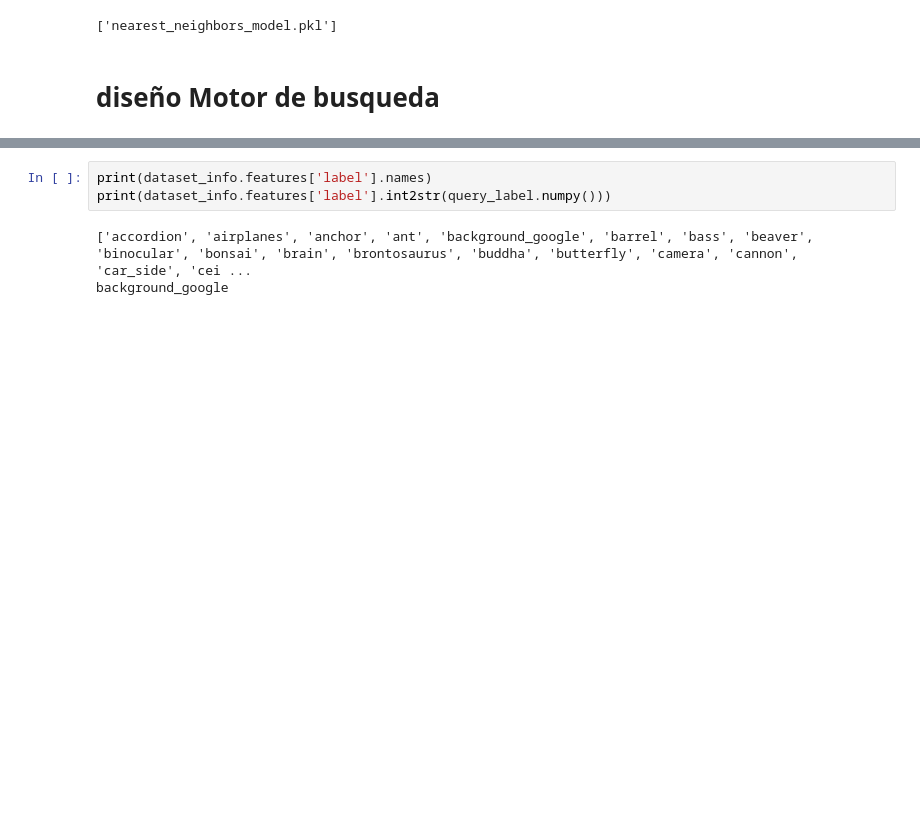
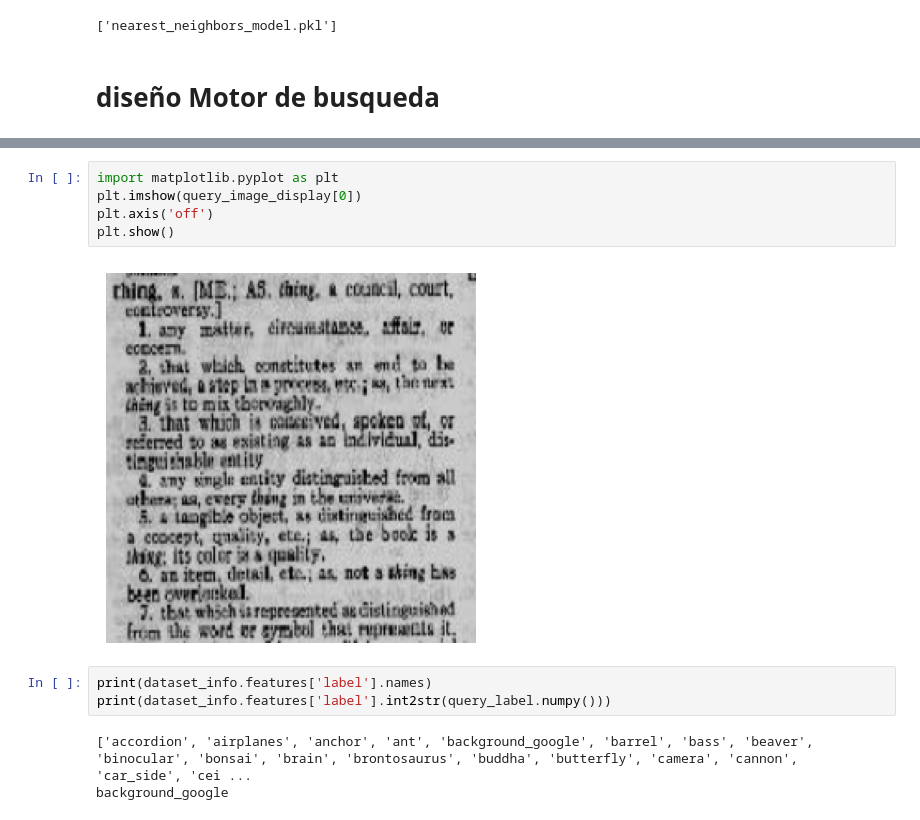
Before and after one commit to CarlosxSL/Image-based-Information-Retrieval-System, a Jupyter notebook: backend/proj02.ipynb, the cells around one changed output, grey strips where cells are left out. Saved outputs shown, nothing was run; the diff lists cells and outputs as text; blank space fills up the shorter version.

```diff
--- a/backend/proj02.ipynb
+++ b/backend/proj02.ipynb
@@ -162,3 +169,10 @@ plt.axis('off')
+# %%
+import matplotlib.pyplot as plt
+plt.imshow(query_image_display[0])
+plt.axis('off')
+plt.show()
+# %% [output]
+[figure, added]
 # %%
 print(dataset_info.features['label'].names)
 print(dataset_info.features['label'].int2str(query_label.numpy()))
```
Also changed, not shown: parts of 28 cells of this notebook, 3 other files.
